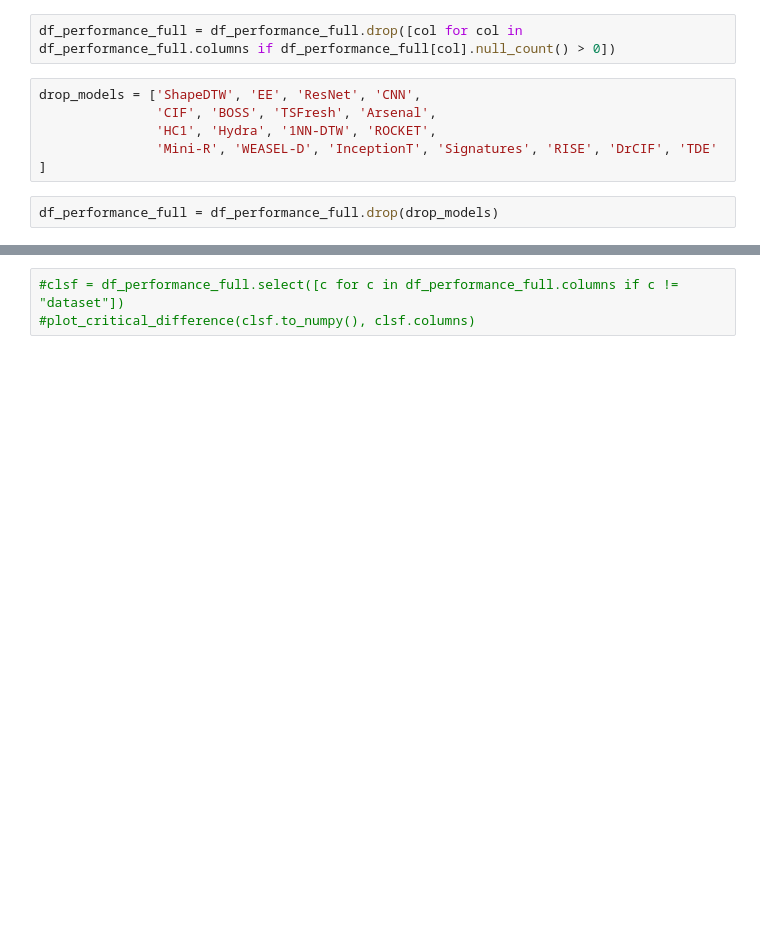
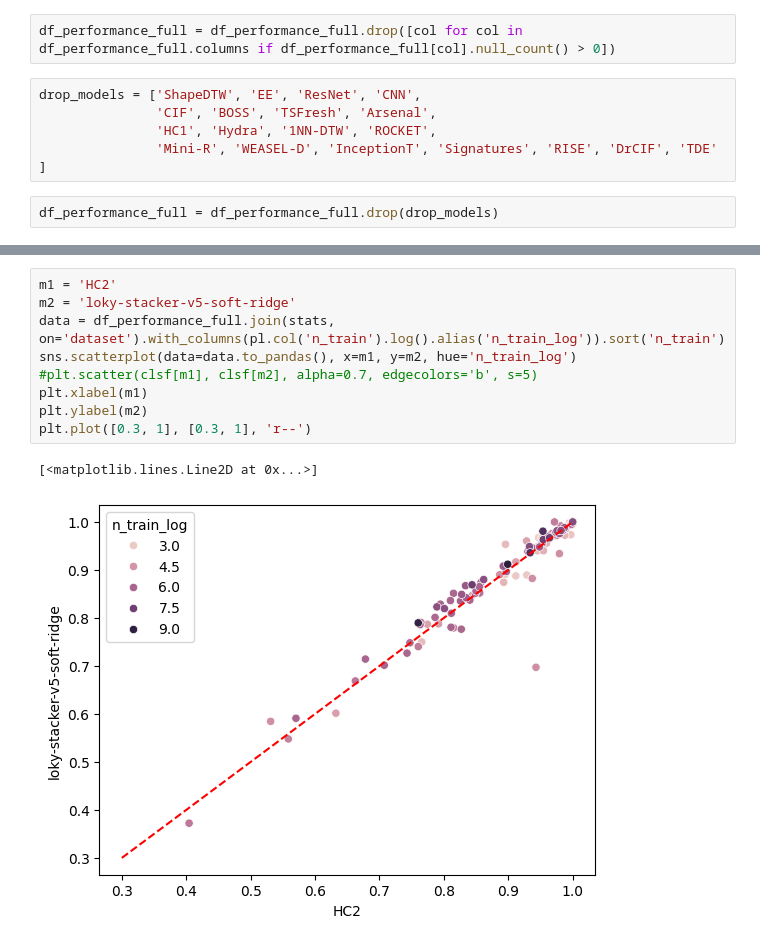
Before and after one commit to gasperpetelin/TSCGlue, a Jupyter notebook: notebooks/bakeoff.ipynb, the cells around one changed output, grey strips where cells are left out. Saved outputs shown, nothing was run; the diff lists cells and outputs as text; blank space fills up the shorter version.

```diff
--- a/notebooks/bakeoff.ipynb
+++ b/notebooks/bakeoff.ipynb
@@ -130,3 +133,12 @@ NameError: name 'univariate' is not defined
 # %%
-#clsf = df_performance_full.select([c for c in df_performance_full.columns if c != "dataset"])
-#plot_critical_difference(clsf.to_numpy(), clsf.columns)
+m1 = 'HC2'
+m2 = 'loky-stacker-v5-soft-ridge'
+data = df_performance_full.join(stats, on='dataset').with_columns(pl.col('n_train').log().alias('n_train_log')).sort('n_train')
+sns.scatterplot(data=data.to_pandas(), x=m1, y=m2, hue='n_train_log')
+#plt.scatter(clsf[m1], clsf[m2], alpha=0.7, edgecolors='b', s=5)
+plt.xlabel(m1)
+plt.ylabel(m2)
+plt.plot([0.3, 1], [0.3, 1], 'r--')
+# %% [output]
+[<matplotlib.lines.Line2D at 0x...>]
+[figure, added]
```
Also changed, not shown: parts of 13 cells of this notebook, 6 other files.
